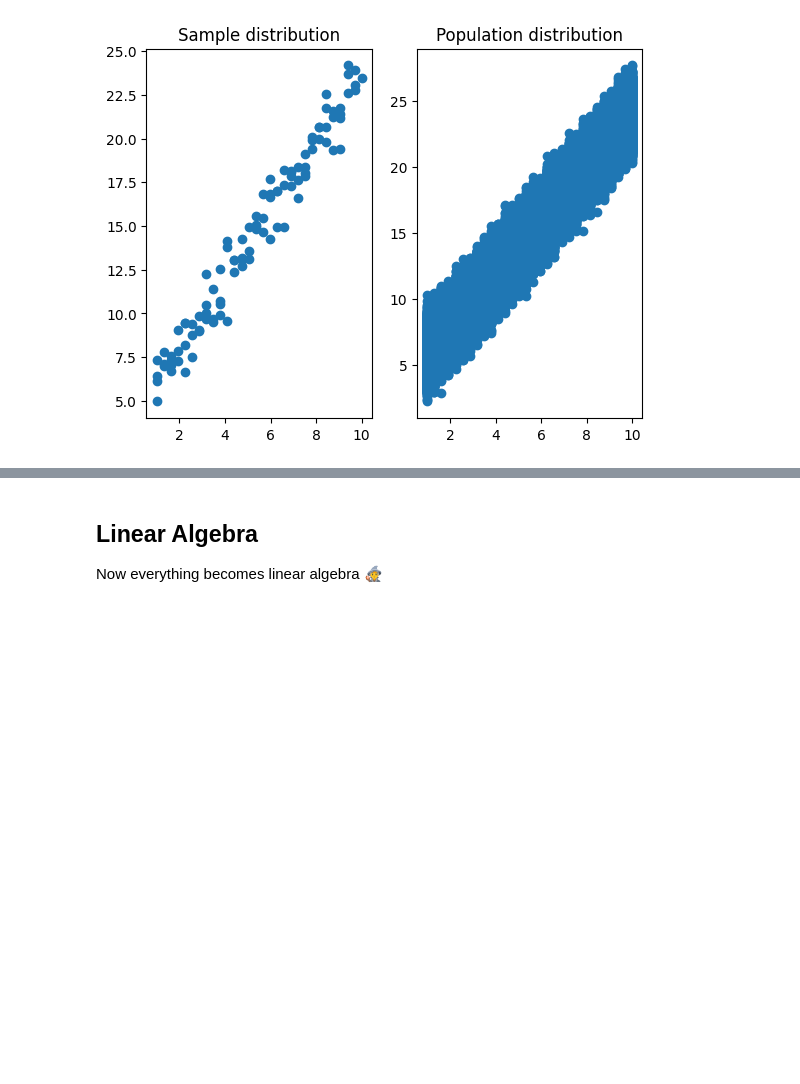
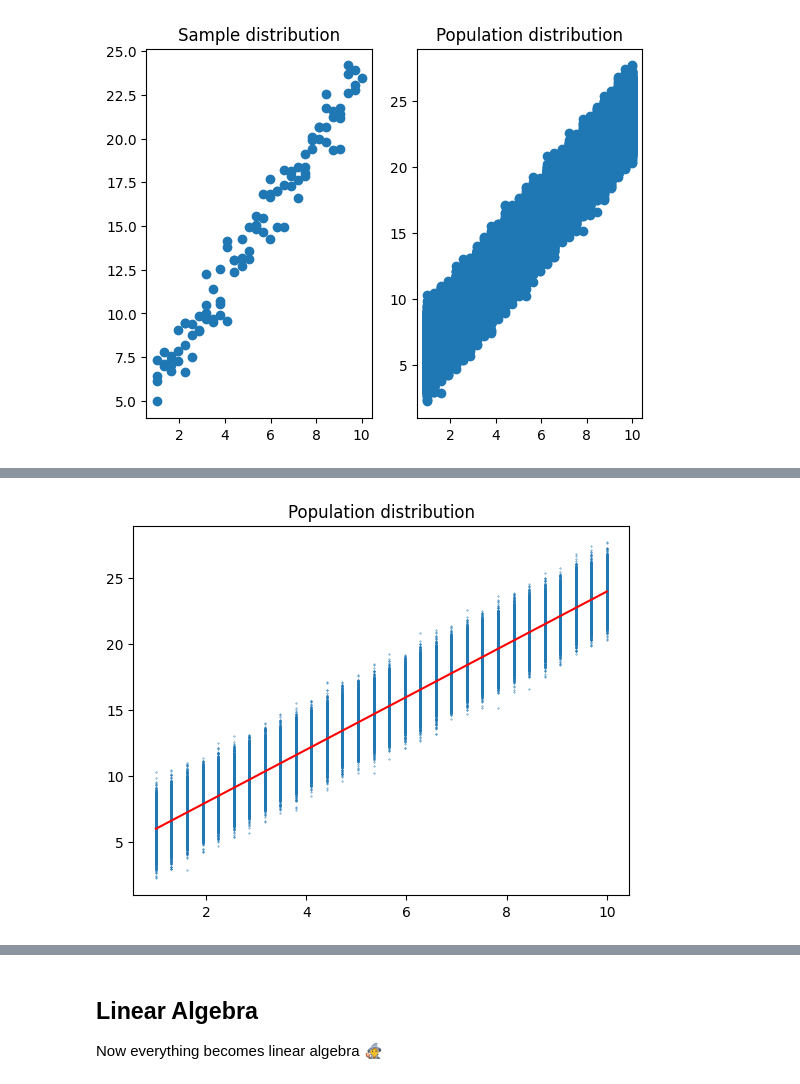
Before and after one commit to aminehd/AminehTechnicalWritings, a Jupyter notebook: notebookes/LinearRegressionMatrix.ipynb, the cells around one changed output, grey strips where cells are left out. Saved outputs shown, nothing was run; the diff lists cells and outputs as text; code cells hidden in the pictures; blank space fills up the shorter version.

Commit message:
assumptions about population and sample

```diff
--- a/notebookes/LinearRegressionMatrix.ipynb
+++ b/notebookes/LinearRegressionMatrix.ipynb
@@ -126,0 +128,8 @@ Although we can make some assumption on the sample data set, it is not gonna be
+# %%
+fix, axe = plt.subplots()
+
+axe.scatter(population[:,0], population[:,1], s=0.1);
+axe.set_title('Population distribution')
+axe.plot(np.unique(population[:,0]), np.unique(population[:,0]) * 2 + 4, color='r');
+# %% [output]
+[figure, added]
```
Also changed, not shown: parts of 5 cells of this notebook.
